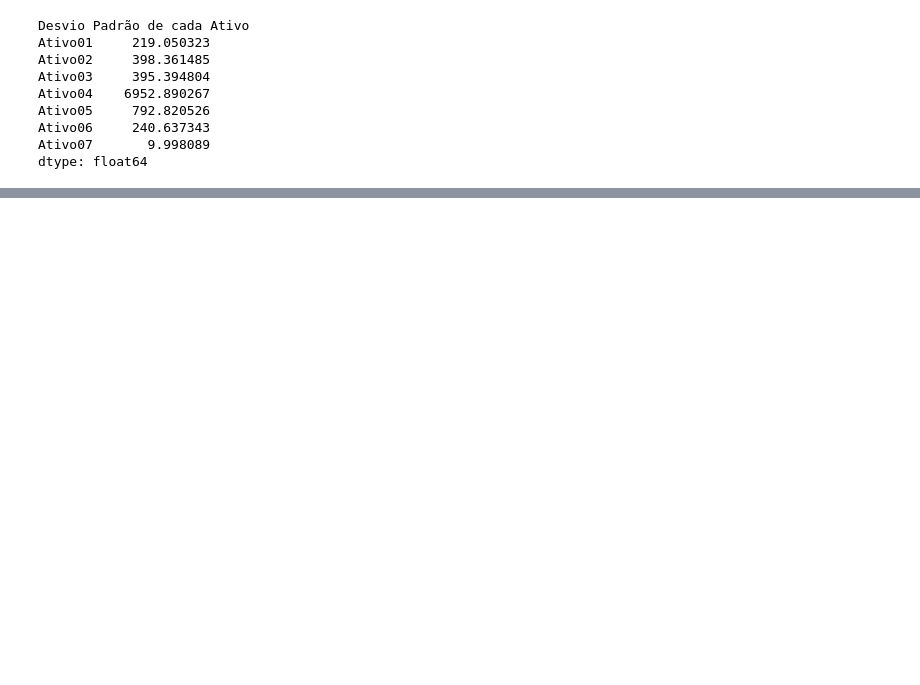
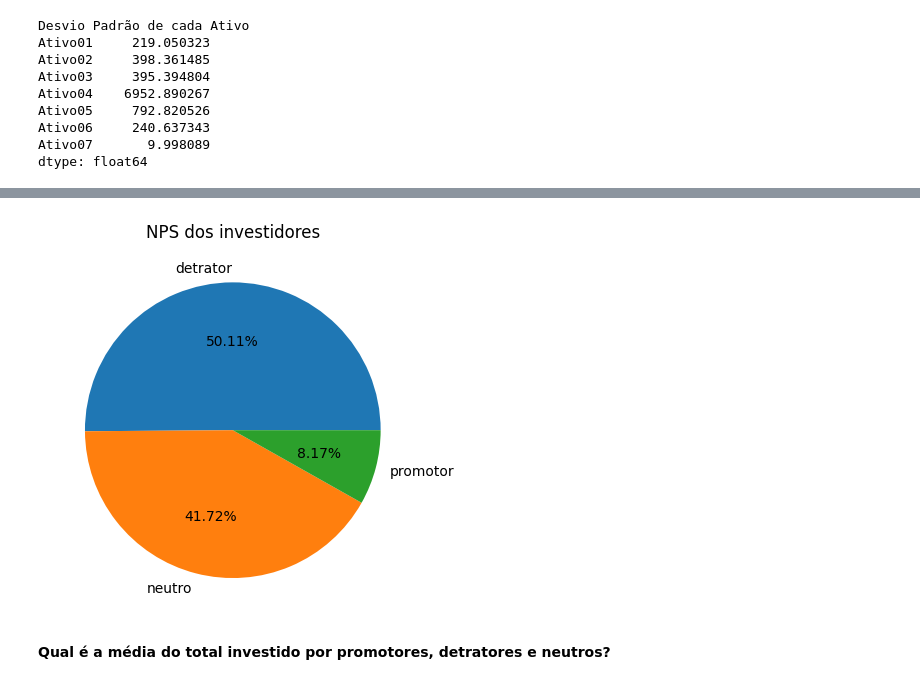
Before and after one commit to castroavila/projeto_aplicado_modulo_3, a Jupyter notebook: Proj 1 - pandas - notebook.ipynb, the cells around one changed output, grey strips where cells are left out. Drawn from its saved outputs; the diff is of its cells as text; code cells hidden in the pictures; blank space fills up the shorter version.

```diff
--- a/Proj 1 - pandas - notebook.ipynb
+++ b/Proj 1 - pandas - notebook.ipynb
@@ -499 +633,14 @@ Médiana da coluna "Media"
+# %%
+labels = distr_investidores.index.tolist()
+values = distr_investidores.values
+
+plt.pie(values, labels=labels, autopct='%1.2f%%')
+
+plt.title('NPS dos investidores')
+
+plt.show()
+# %% [output]
+[figure, added]
+# %% [markdown]
+**Qual é a média do total investido por promotores, detratores e neutros?**
 # %%
```
Also changed, not shown: parts of 65 cells of this notebook.
